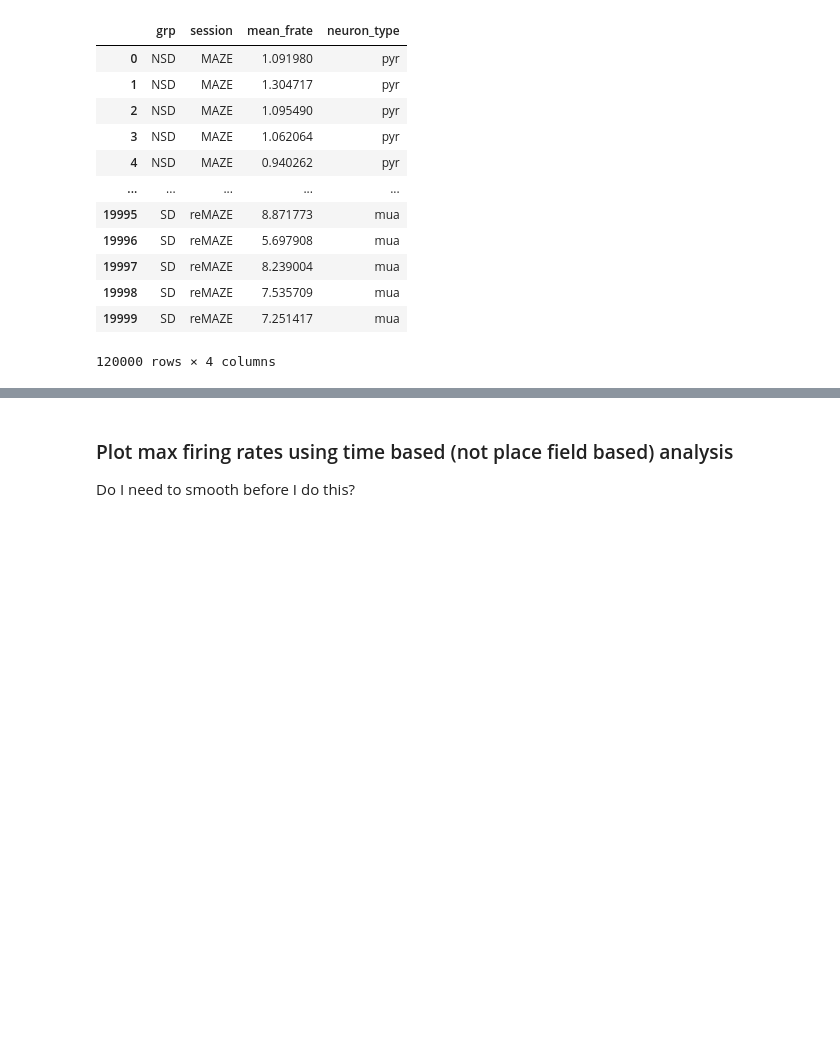
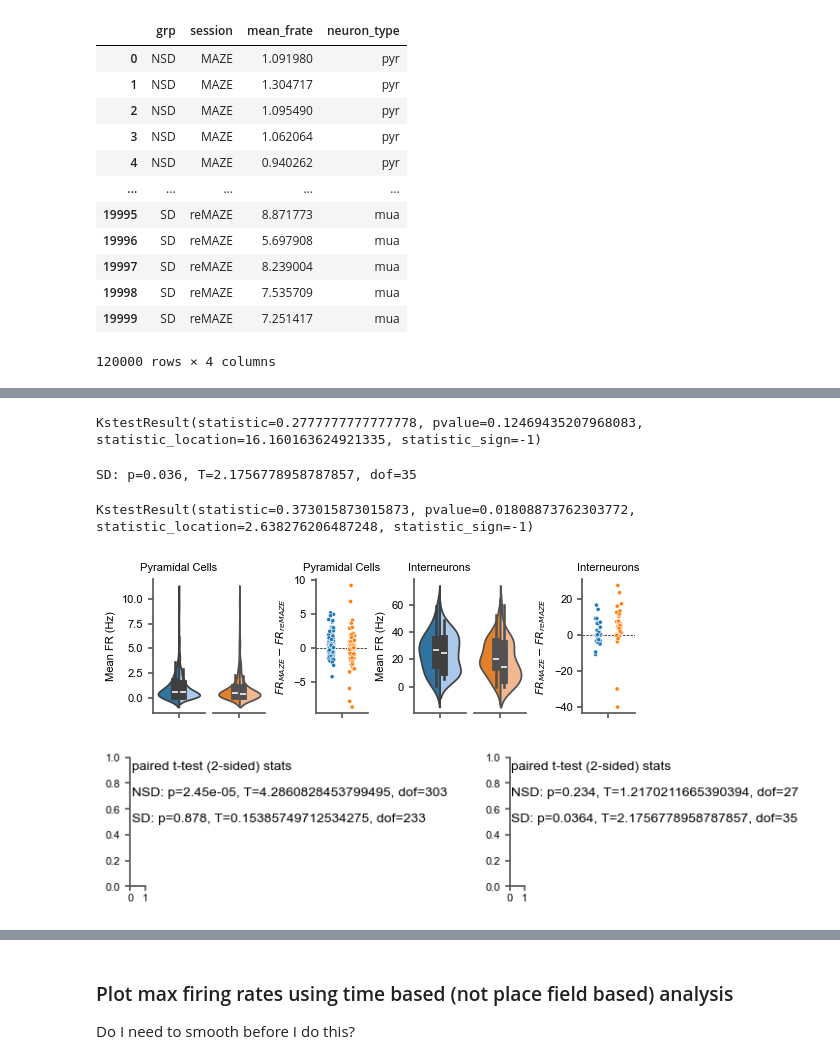
Before and after one commit to nkinsky/Projects_sandbox, a Jupyter notebook: sd_drift/sd_figure4_firing_rate_changes.ipynb, the cells around one changed output, grey strips where cells are left out. Drawn from its saved outputs; the diff is of its cells as text; code cells hidden in the pictures; blank space fills up the shorter version.

```diff
--- a/sd_drift/sd_figure4_firing_rate_changes.ipynb
+++ b/sd_drift/sd_figure4_firing_rate_changes.ipynb
@@ -250,3 +385,78 @@ fig.savefig(plot_dir / "MeanFR_bootstrap.pdf")
+# %%
+sstats.ks_2samp(fr_use[(fr_use.grp == "SD") & (fr_use.session_type == "MAZE")]["mean_frate"],
+                    fr_use[(fr_use.grp == "SD") & (fr_use.session_type == "reMAZE")]["mean_frate"])
+# %% [output]
+KstestResult(statistic=0.2777777777777778, pvalue=0.12469435207968083, statistic_location=16.160163624921335, statistic_sign=-1)
+# %%
+fr_use = fr_df[fr_df.neuron_type == ntype]
+tstats = pg.ttest(fr_use[(fr_use.grp == "SD") & (fr_use.session_type == "MAZE")]["mean_frate"],
+             fr_use[(fr_use.grp == "SD") & (fr_use.session_type == "reMAZE")]["mean_frate"],
+             paired=True).iloc[0]
+print(f"{grp}: p={tstats['p-val']:0.3f}, T={tstats['T']}, dof={tstats['dof']}")
+# %% [output]
+SD: p=0.036, T=2.1756778958787857, dof=35
+# %%
+sstats.ks_2samp(fr_use[(fr_use.grp == "SD") & (fr_use.session_type == "MAZE")]["delta_frate_maze_remaze"],
+                        fr_use[(fr_use.grp == "NSD") & (fr_use.session_type == "MAZE")]["delta_frate_maze_remaze"])
+# %% [output]
+KstestResult(statistic=0.373015873015873, pvalue=0.01808873762303772, statistic_location=2.638276206487248, statistic_sign=-1)
+# %%
+fig = Fig(16, 12)
+figs = Fig(16, 12)
+
+for idn, (ntype, nname) in enumerate(zip(["pyr", "inter"], ["Pyramidal Cells", "Interneurons"])):
+
+    axstat = figs.subplot(figs.gs[2:4, idn * 3])
+    # sns.stripplot(data=fr_df[fr_df.neuron_type == ntype], x="grp", y="mean_frate", hue="session_type", dodge=True, ax=ax[0])
+    # # sns.lineplot(data=fr_df[fr_df.neuron_type == ntype], x="grp", y="mean_frate", hue="session_type", units="unique_nid", estimator=None, ax=ax[0])
+    fr_ntype = fr_df[fr_df.neuron_type == ntype]
+    for idg, grp in enumerate(["NSD", "SD"]):
+        ax = fig.subplot(fig.gs[0:2, idn * 3 + idg])
+        sns.violinplot(data=fr_ntype[fr_ntype.grp == grp], y="mean_frate", hue="session_type", palette=cmap3[idg*2:(idg+1)*2],
+                       split=True, legend=False, ax=ax)
+        if idg == 0:
+            sns.despine(ax=ax)
+            ax.set_ylabel("Mean FR (Hz)")
+            ax.set_title(nname)
+        else:
+            sns.despine(ax=ax, left=True)
+            ax.set_ylabel("")
+            ax.set_yticks([])
+
+    ax2 = fig.subplot(fig.gs[0:2, idn * 3 + 2])
+    sns.stripplot(data=fr_df[fr_df.neuron_type == ntype], y="delta_frate_maze_remaze", hue="grp", dodge=True, palette=cmap3[::2],
+                  ax=ax2, size=3, edgecolor="w", linewidth=0.4, legend=False)
+    ax2.axhline(0, color="k", linestyle="--", linewidth=0.5)
+    ax2.set_ylabel(r"$FR_{MAZE} - FR_{reMAZE}$")
+    ax2.set_xlabel("")
+    ax2.set_title(nname)
+
+    sns.despine(ax=ax2)
+
+    # Run stats
+    axstat.text(0.1, 0.9, "paired t-test (2-sided) stats")
+    idy = 0.7
+    for grp in ["NSD", "SD"]:
+        fr_use = fr_df[fr_df.neuron_type == ntype]
+
+        tstats = pg.ttest(fr_use[(fr_use.grp == grp) & (fr_use.session_type == "MAZE")]["mean_frate"],
+                 fr_use[(fr_use.grp == grp) & (fr_use.session_type == "reMAZE")]["mean_frate"],
+                 paired=True).iloc[0]
+        axstat.text(0.1, idy, f"{grp}: p={tstats['p-val']:0.3g}, T={tstats['T']}, dof={tstats['dof']}")
+        idy -= 0.2
+
+        # sstats.ks_2samp(fr_use[(fr_use.grp == "SD") & (fr_use.session_type == "MAZE")]["mean_frate"],
+        #                 fr_use[(fr_use.grp == "SD") & (fr_use.session_type == "reMAZE")]["mean_frate"])
+
+        # Distribution of interneuron firing rates is different between groups as well (stable neurons only, doesn't hold if we include all)
+        # stats.ks_2samp(fr_use[(fr_use.grp == "SD") & (fr_use.session_type == "MAZE")]["delta_frate_maze_remaze"],
+        #                 fr_use[(fr_use.grp == "NSD") & (fr_use.session_type == "MAZE")]["delta_frate_maze_remaze"])
+
+
+fig.savefig(plot_dir / f"FR_delta_comprehensive.pdf")
+# %% [output]
+[figure, added]
+[figure, added]
 # %%
 df_bs = pd.read_csv(group_data_dir / "remaze_fr_delta_bootstrap.csv", index_col=0)
 # %%
```
Also changed, not shown: parts of 8 cells of this notebook.
